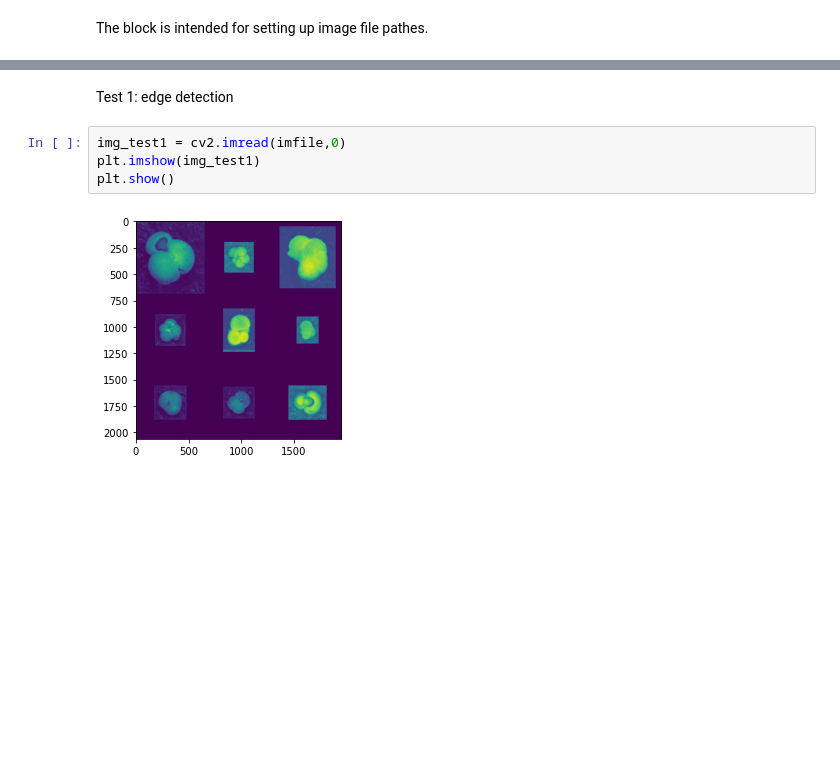
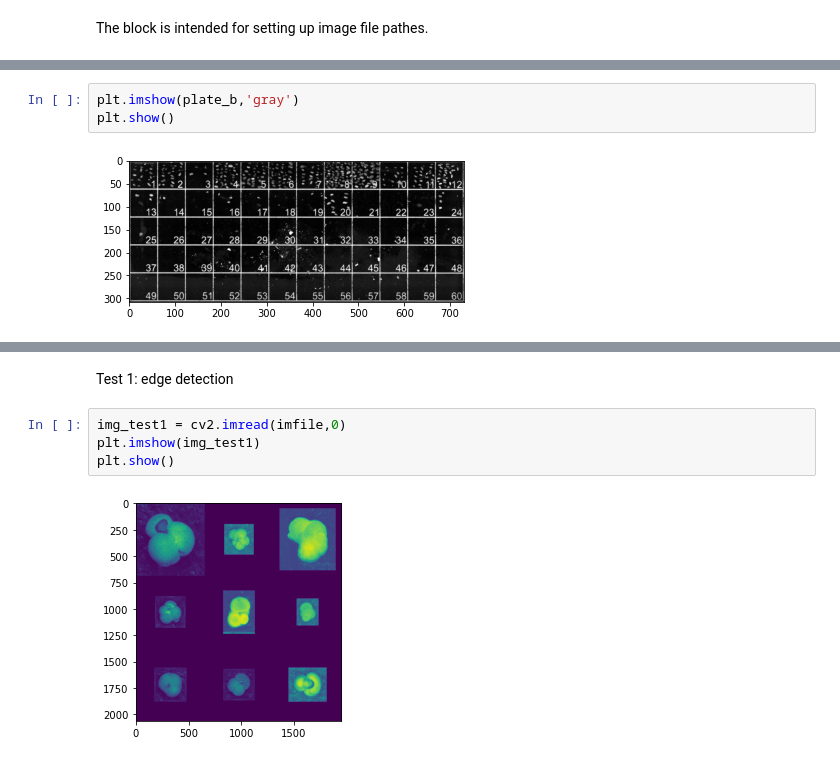
Before and after one commit to y1huac00/SummerProject, a Jupyter notebook: Utils/cv_experiments.ipynb, the cells around one changed output, grey strips where cells are left out. Drawn from its saved outputs; the diff is of its cells as text; blank space fills up the shorter version.

```diff
--- a/Utils/cv_experiments.ipynb
+++ b/Utils/cv_experiments.ipynb
@@ -14,0 +36,5 @@ furry = '../Plaindata/!ZF6590-1-Globigerinoides-sacculifer_obj00001_plane000'
+# %%
+plt.imshow(plate_b,'gray')
+plt.show()
+# %% [output]
+[figure, added]
```
Also changed, not shown: parts of 18 cells of this notebook, 1 other file.
